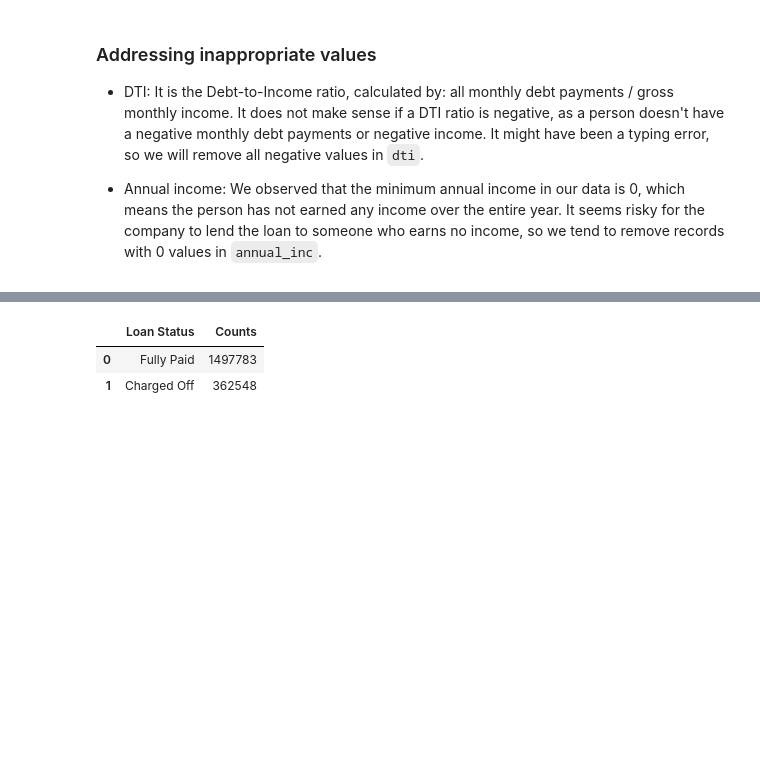
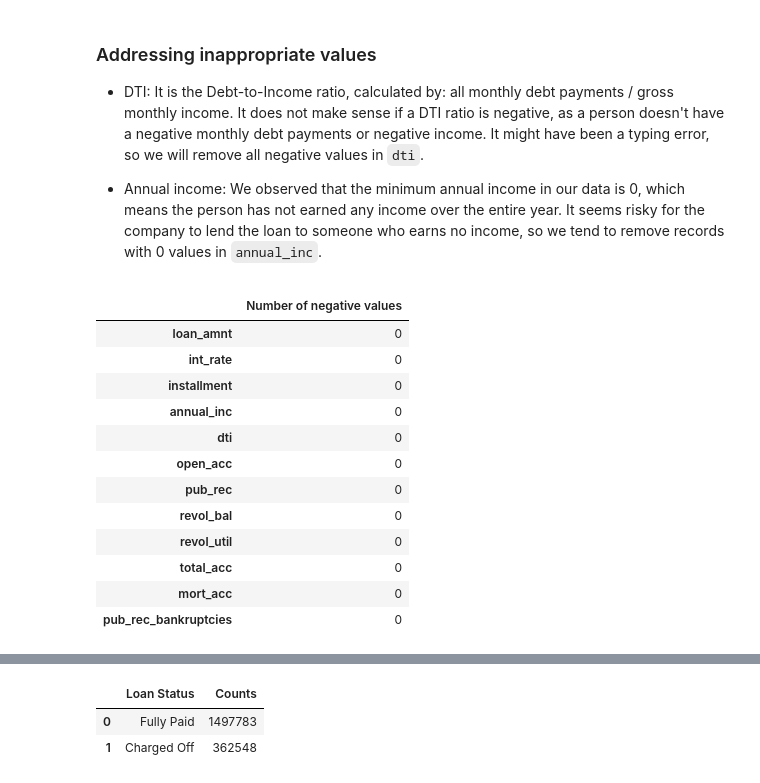
Before and after one commit to noahnguyen2004/Loan-Default-Prediction, a Jupyter notebook: loan_lending.ipynb, the cells around one changed output, grey strips where cells are left out. Saved outputs shown, nothing was run; the diff lists cells and outputs as text; code cells hidden in the pictures; blank space fills up the shorter version.

```diff
--- a/loan_lending.ipynb
+++ b/loan_lending.ipynb
@@ -406,5 +504,36 @@ Revolving utilization maximum:  892.3
 - DTI: It is the Debt-to-Income ratio, calculated by: all monthly debt payments / gross monthly income. It does not make sense if a DTI ratio is negative, as a person doesn't have a negative monthly debt payments or negative income. It might have been a typing error, so we will remove all negative values in `dti`.
 
 - Annual income: We observed that the minimum annual income in our data is 0, which means the person has not earned any income over the entire year. It seems risky for the company to lend the loan to someone who earns no income, so we tend to remove records with 0 values in `annual_inc`.
+# %%
+def count_negative_values(data):
+  '''
+    Count the number of negative values in each feature
+  '''
+  counts = []
+  neg_data = {}
+  for i in data.columns:
+    if data[i].dtype == float:
+      total = (data[i] < 0).sum()
+      neg_data[i] = [total]
+  neg_df = pd.DataFrame(neg_data).T
+  neg_df = neg_df.rename(columns={0: "Number of negative values"})
+  return neg_df
+# %%
+neg_df = count_negative_values(df)
+neg_df
+# %% [output]
+|  | Number of negative values |
+| loan_amnt | 0 |
+| int_rate | 0 |
+| installment | 0 |
+| annual_inc | 0 |
+| dti | 0 |
+| open_acc | 0 |
+| pub_rec | 0 |
+| revol_bal | 0 |
+| revol_util | 0 |
+| total_acc | 0 |
+| mort_acc | 0 |
+| pub_rec_bankruptcies | 0 |
 # %%
 df = df.drop(df[df['dti'] < 0].index)                     # remove all records with a negative DTI ratio
```
Also changed, not shown: parts of 16 cells of this notebook.
